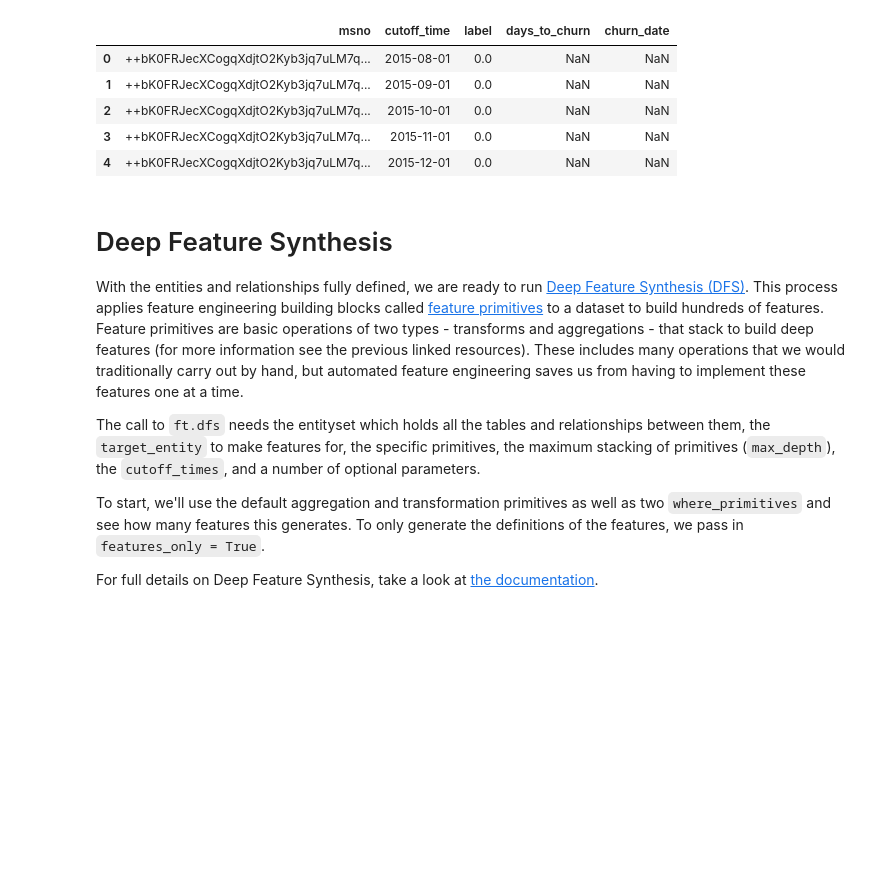
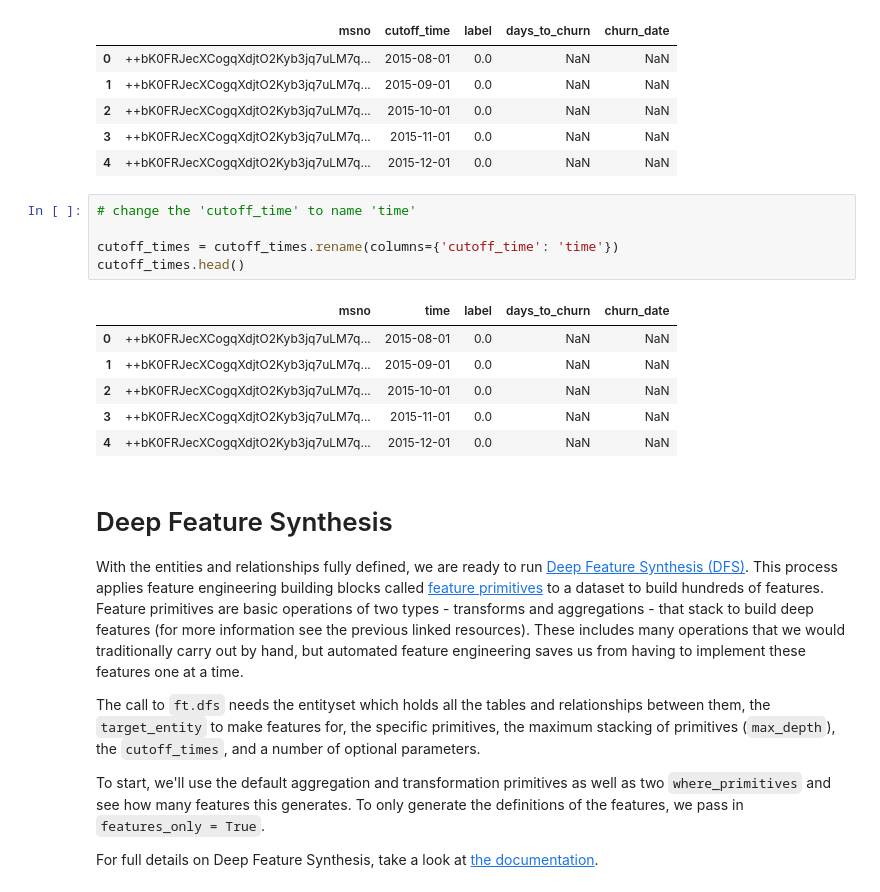
Before and after one commit to Abby2021/Springboard, a Jupyter notebook: Feature Engineering.ipynb, the cells around one changed output. Drawn from its saved outputs; the diff is of its cells as text; blank space fills up the shorter version.

```diff
--- a/Feature Engineering.ipynb
+++ b/Feature Engineering.ipynb
@@ -308,6 +308,18 @@ cutoff_times.head()
 | 2 | ++bK0FRJecXCogqXdjtO2Kyb3jq7uLM7q... | 2015-10-01 | 0.0 | NaN | NaN |
 | 3 | ++bK0FRJecXCogqXdjtO2Kyb3jq7uLM7q... | 2015-11-01 | 0.0 | NaN | NaN |
 | 4 | ++bK0FRJecXCogqXdjtO2Kyb3jq7uLM7q... | 2015-12-01 | 0.0 | NaN | NaN |
+# %%
+# change the 'cutoff_time' to name 'time'
+
+cutoff_times = cutoff_times.rename(columns={'cutoff_time': 'time'})
+cutoff_times.head()
+# %% [output]
+|  | msno | time | label | days_to_churn | churn_date |
+| 0 | ++bK0FRJecXCogqXdjtO2Kyb3jq7uLM7q... | 2015-08-01 | 0.0 | NaN | NaN |
+| 1 | ++bK0FRJecXCogqXdjtO2Kyb3jq7uLM7q... | 2015-09-01 | 0.0 | NaN | NaN |
+| 2 | ++bK0FRJecXCogqXdjtO2Kyb3jq7uLM7q... | 2015-10-01 | 0.0 | NaN | NaN |
+| 3 | ++bK0FRJecXCogqXdjtO2Kyb3jq7uLM7q... | 2015-11-01 | 0.0 | NaN | NaN |
+| 4 | ++bK0FRJecXCogqXdjtO2Kyb3jq7uLM7q... | 2015-12-01 | 0.0 | NaN | NaN |
 # %% [markdown]
 # Deep Feature Synthesis
 
```
Also changed, not shown: parts of 11 cells of this notebook.
